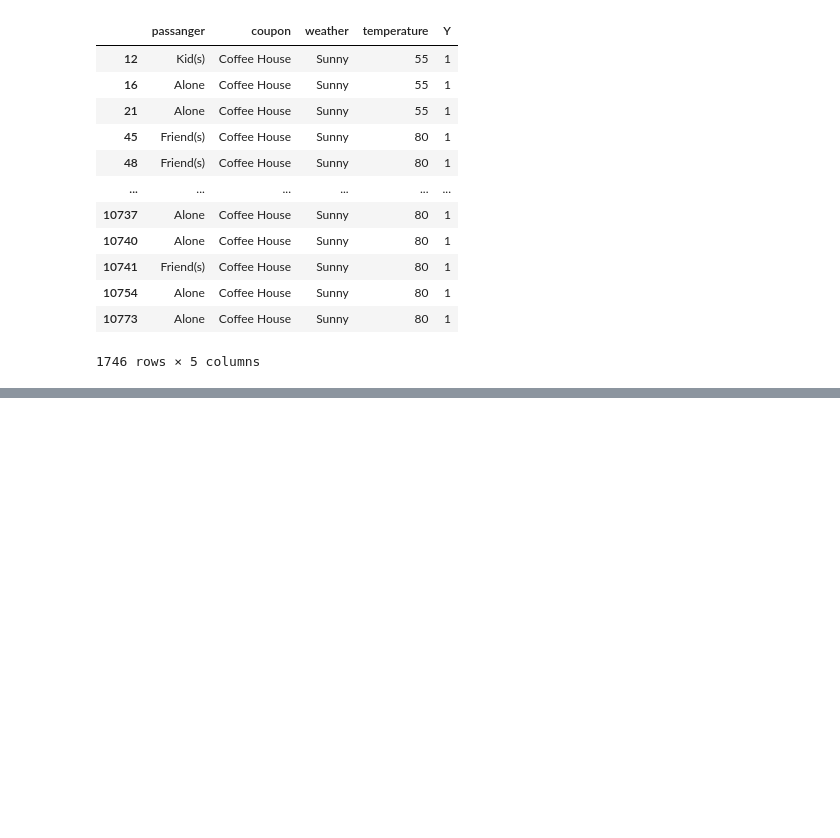
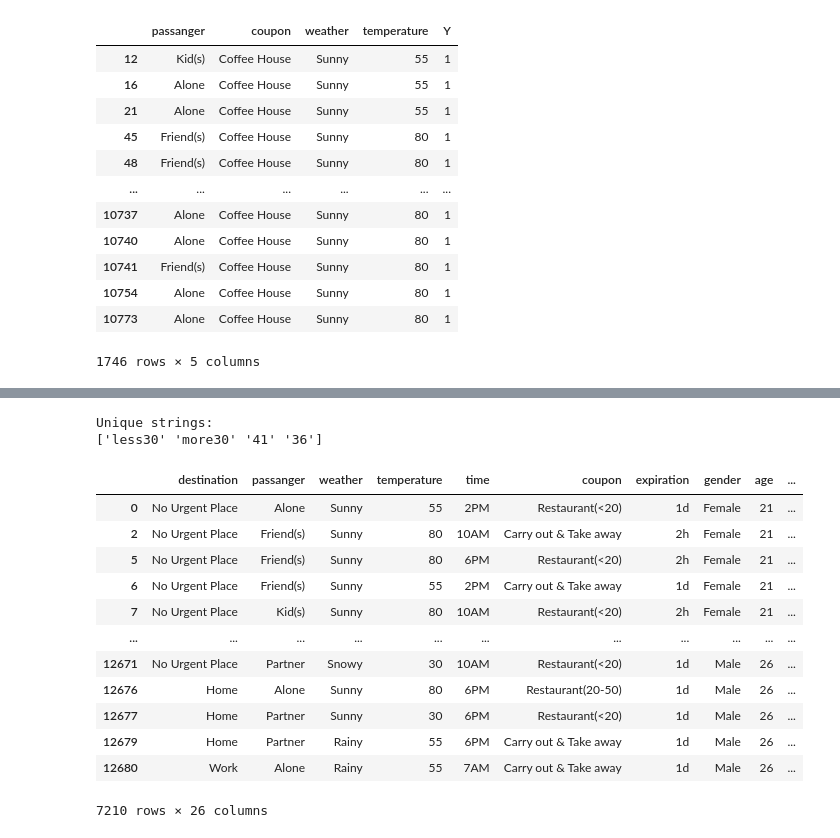
Before and after one commit to FarrukhKhan786a/splash, a Jupyter notebook: Farrukh_Khan_completed_assignment_5_1_starter/prompt.ipynb, the cells around one changed output, grey strips where cells are left out. Saved outputs shown, nothing was run; the diff lists cells and outputs as text; code cells hidden in the pictures; blank space fills up the shorter version.

```diff
--- a/Farrukh_Khan_completed_assignment_5_1_starter/prompt.ipynb
+++ b/Farrukh_Khan_completed_assignment_5_1_starter/prompt.ipynb
@@ -967,0 +1018,30 @@ Filtered DataFrame:
+# %%
+# Find unique strings in 'CoffeeHouse' column
+unique_strings = Coffee_House_coupons['age'].unique()
+print("\nUnique strings:")
+print(unique_strings)
+# %% [output]
+Unique strings:
+['less30' 'more30' '41' '36']
+# %%
+All_y_equals_1_df = data[data['Y'] == 1]
+
+All_count_y_equals_1 = All_y_equals_1_df['Y'].sum()
+# Print the filtered DataFrame
+#print(y_equals_1_df)
+All_count_y_equals_1
+All_y_equals_1_df
+# %% [output]
+|  | destination | passanger | weather | temperature | time | coupon | expiration | gender | age | ... |
+| 0 | No Urgent Place | Alone | Sunny | 55 | 2PM | Restaurant(<20) | 1d | Female | 21 | ... |
+| 2 | No Urgent Place | Friend(s) | Sunny | 80 | 10AM | Carry out & Take away | 2h | Female | 21 | ... |
+| 5 | No Urgent Place | Friend(s) | Sunny | 80 | 6PM | Restaurant(<20) | 2h | Female | 21 | ... |
+| 6 | No Urgent Place | Friend(s) | Sunny | 55 | 2PM | Carry out & Take away | 1d | Female | 21 | ... |
+| 7 | No Urgent Place | Kid(s) | Sunny | 80 | 10AM | Restaurant(<20) | 2h | Female | 21 | ... |
+| ... | ... | ... | ... | ... | ... | ... | ... | ... | ... | ... |
+| 12671 | No Urgent Place | Partner | Snowy | 30 | 10AM | Restaurant(<20) | 1d | Male | 26 | ... |
+| 12676 | Home | Alone | Sunny | 80 | 6PM | Restaurant(20-50) | 1d | Male | 26 | ... |
+| 12677 | Home | Partner | Sunny | 30 | 6PM | Restaurant(<20) | 1d | Male | 26 | ... |
+| 12679 | Home | Partner | Rainy | 55 | 6PM | Carry out & Take away | 1d | Male | 26 | ... |
+| 12680 | Work | Alone | Rainy | 55 | 7AM | Carry out & Take away | 1d | Male | 26 | ... |
+7210 rows × 26 columns
```
Also changed, not shown: parts of 11 cells of this notebook, 2 other files.
